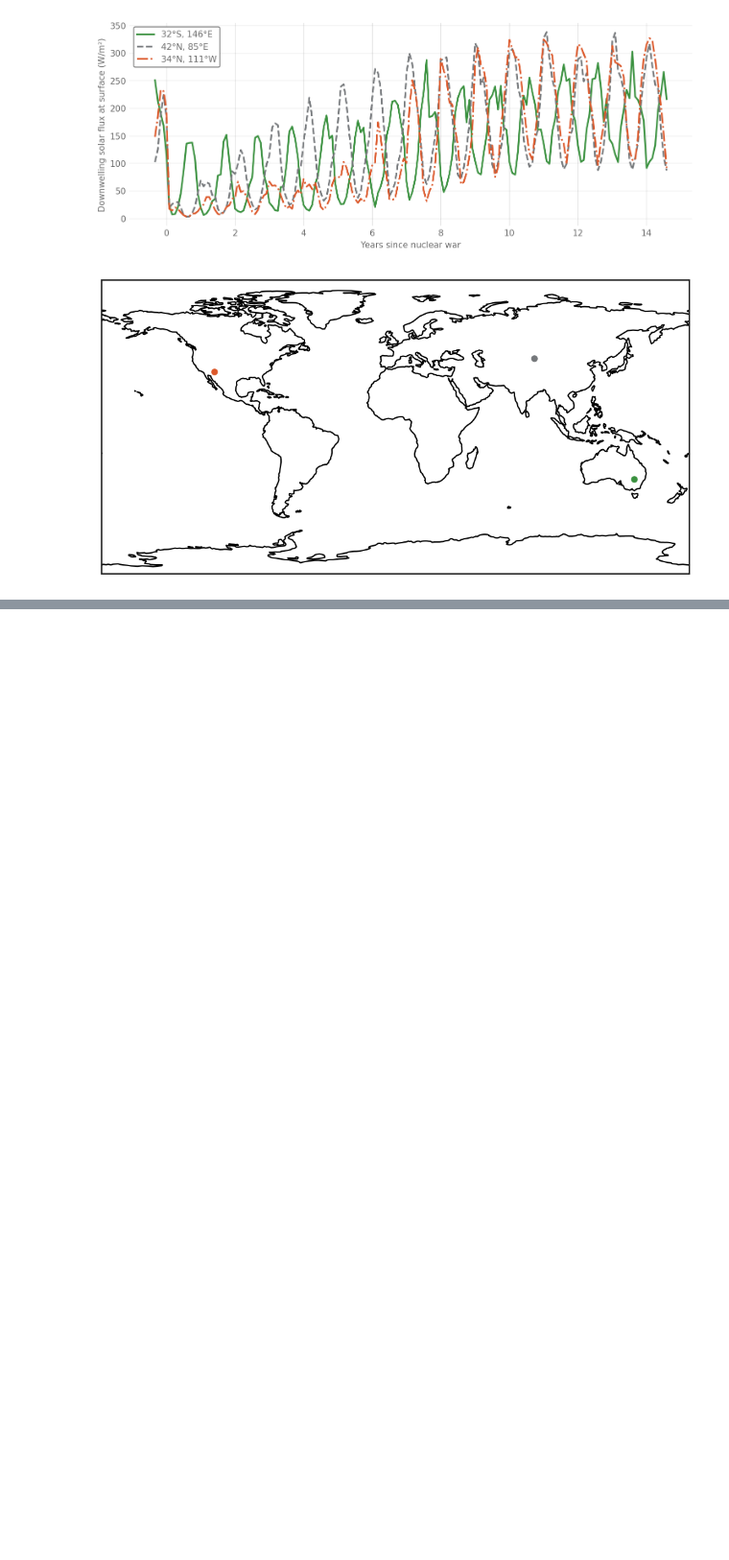
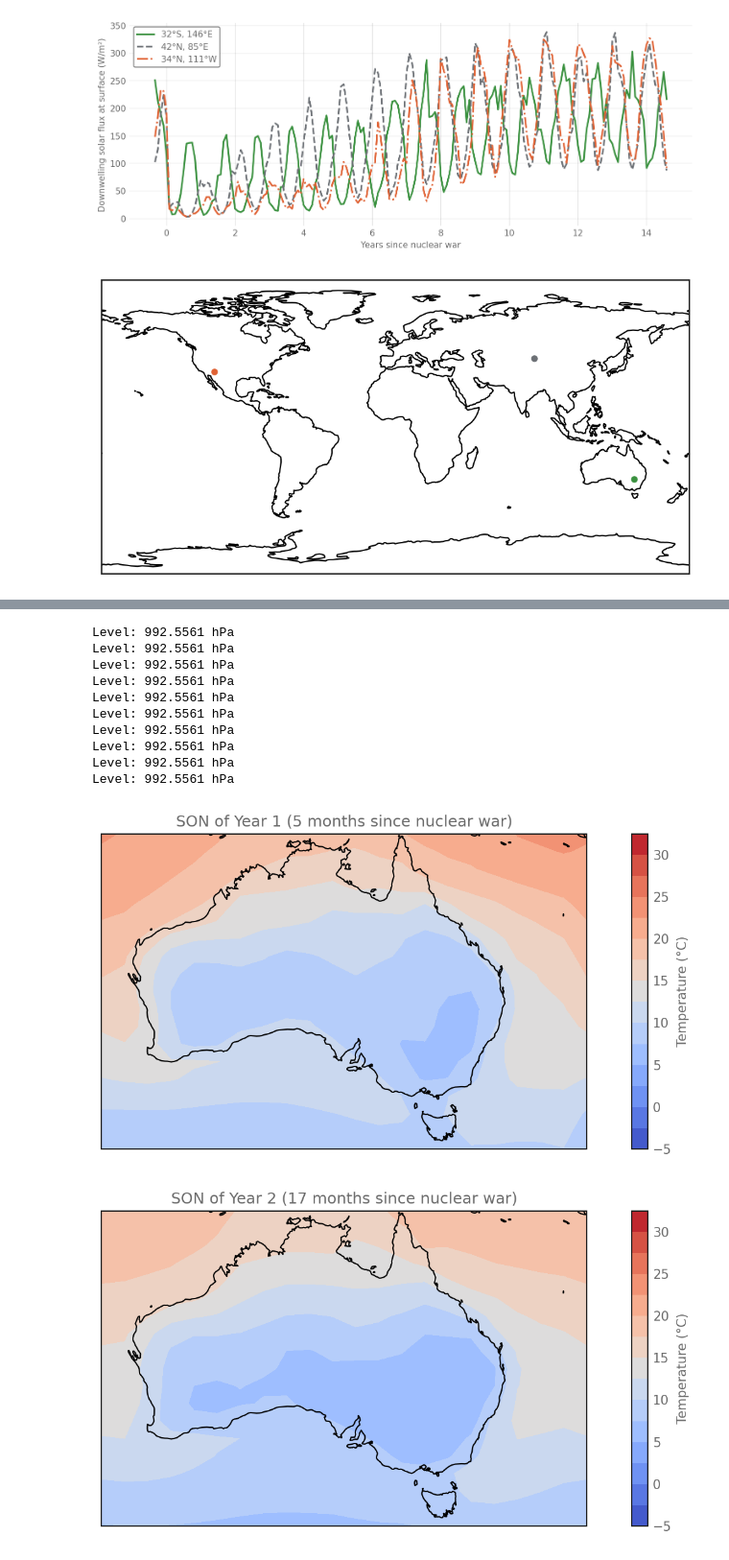
Before and after one commit to allfed/Renewables-Nuclear-Winter, a Jupyter notebook: scripts/Explore.ipynb, the cells around one changed output, grey strips where cells are left out. Shown at 96% size. Drawn from its saved outputs; the diff is of its cells as text; code cells hidden in the pictures; blank space fills up the shorter version.

```diff
--- a/scripts/Explore.ipynb
+++ b/scripts/Explore.ipynb
@@ -56,0 +72,16 @@ waccm.plot_time_series_location("FSDS", lat=[-32, 42, 34], lon=[146, 85, -111])
+# %%
+for year in range(1, 11):
+    waccm.plot_map("T", year=year, month="SON", region="australia", vmin=-5, vmax=32.5, lev=1000, save=True)
+# %% [output]
+Level: 992.5561 hPa
+Level: 992.5561 hPa
+Level: 992.5561 hPa
+Level: 992.5561 hPa
+Level: 992.5561 hPa
+Level: 992.5561 hPa
+Level: 992.5561 hPa
+Level: 992.5561 hPa
+Level: 992.5561 hPa
+Level: 992.5561 hPa
+[figure, added]
+[figure, added]
```
Also changed, not shown: parts of 3 cells of this notebook, 3 other files.
